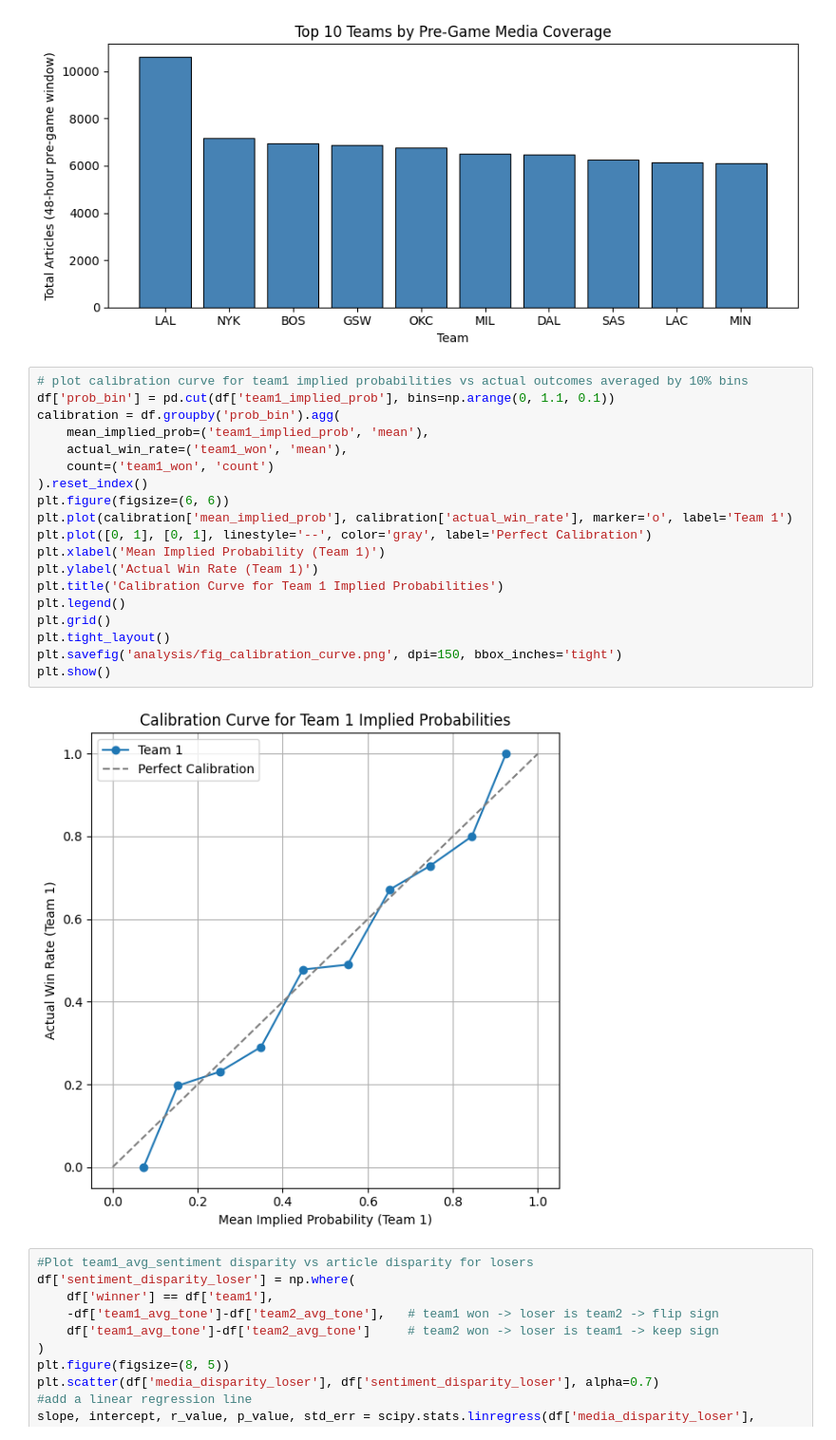
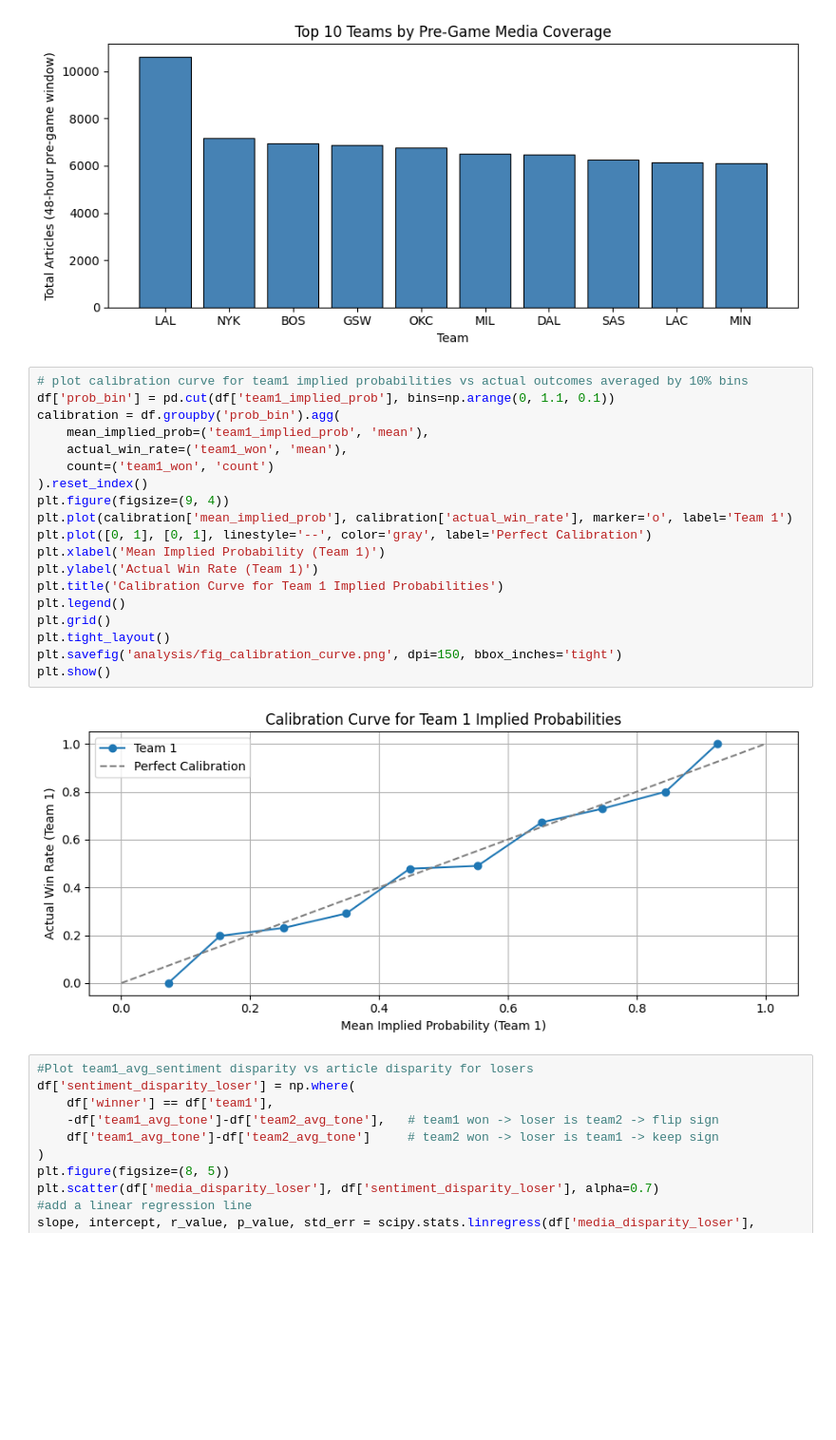
Before and after one commit to nfairhart/ICS_604_Final, a Jupyter notebook: nick_analysis.ipynb, the cells around one changed output. Shown at 95% size. Cells and saved outputs as stored; diff of their text form; blank space fills up the shorter version.

Commit message:
update figures for consistent height

```diff
--- a/nick_analysis.ipynb
+++ b/nick_analysis.ipynb
@@ -120,24 +120,24 @@ plt.show()
 # %%
 # plot calibration curve for team1 implied probabilities vs actual outcomes averaged by 10% bins
 df['prob_bin'] = pd.cut(df['team1_implied_prob'], bins=np.arange(0, 1.1, 0.1))
 calibration = df.groupby('prob_bin').agg(
     mean_implied_prob=('team1_implied_prob', 'mean'),
     actual_win_rate=('team1_won', 'mean'),
     count=('team1_won', 'count')
 ).reset_index()
-plt.figure(figsize=(6, 6))
+plt.figure(figsize=(9, 4))
 plt.plot(calibration['mean_implied_prob'], calibration['actual_win_rate'], marker='o', label='Team 1')
 plt.plot([0, 1], [0, 1], linestyle='--', color='gray', label='Perfect Calibration')
 plt.xlabel('Mean Implied Probability (Team 1)')
 plt.ylabel('Actual Win Rate (Team 1)')
 plt.title('Calibration Curve for Team 1 Implied Probabilities')
 plt.legend()
 plt.grid()
 plt.tight_layout()
 plt.savefig('analysis/fig_calibration_curve.png', dpi=150, bbox_inches='tight')
 plt.show()
 # %% [output]
-[figure, old version]
+[figure, new version]
 # %%
 #Plot team1_avg_sentiment disparity vs article disparity for losers
 df['sentiment_disparity_loser'] = np.where(
```
Also changed, not shown: parts of 2 cells of this notebook, 13 other files.
